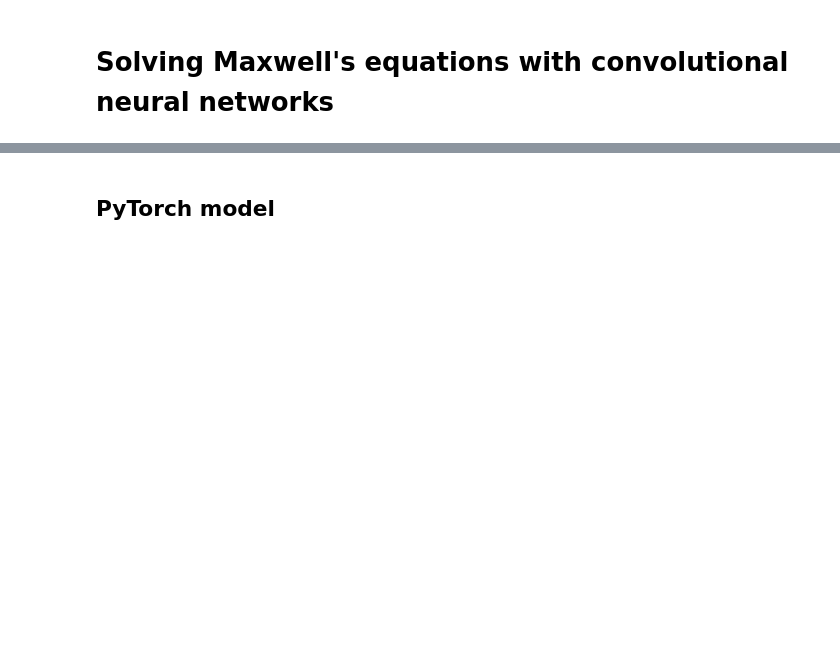
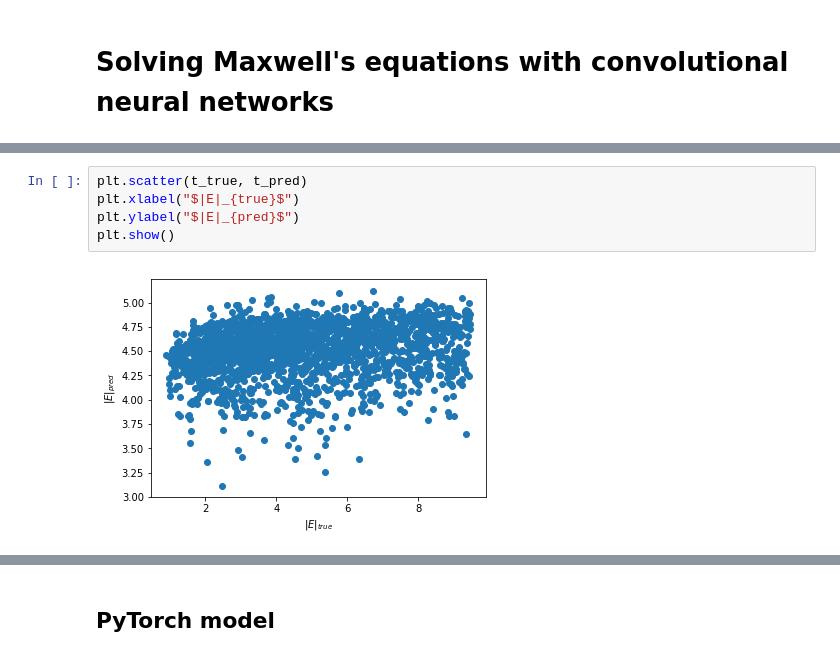
Before and after one commit to bencbartlett/neural-maxwell, a Jupyter notebook: CS229_Final_Project.ipynb, the cells around one changed output, grey strips where cells are left out. Drawn from its saved outputs; the diff is of its cells as text; blank space fills up the shorter version.

```diff
--- a/CS229_Final_Project.ipynb
+++ b/CS229_Final_Project.ipynb
@@ -27,0 +204,7 @@ make_batch(perm_ellipse, "ellipses")
+# %%
+plt.scatter(t_true, t_pred)
+plt.xlabel("$|E|_{true}$")
+plt.ylabel("$|E|_{pred}$")
+plt.show()
+# %% [output]
+[figure, added]
```
Also changed, not shown: parts of 17 cells of this notebook, 4 other files.
